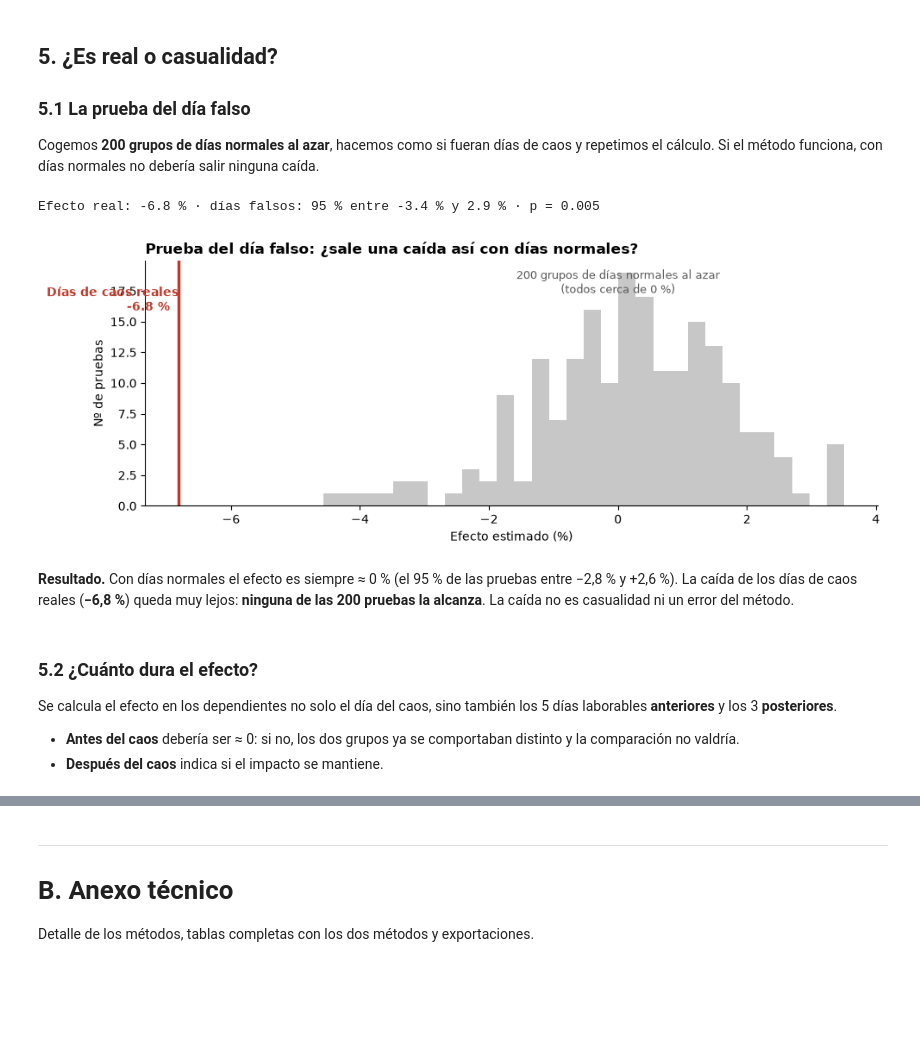
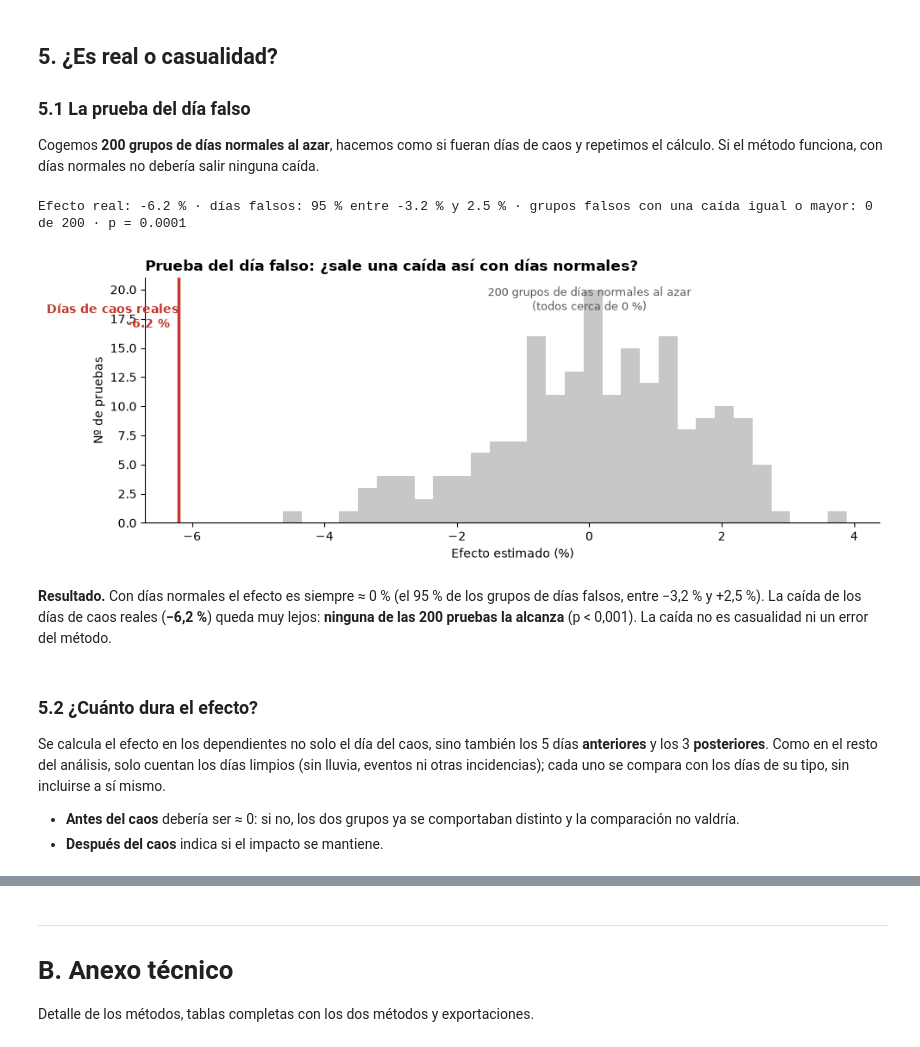
Before and after one commit to martinafrisach/R-MOVE, a Jupyter notebook: notebooks/04_impacto_movilidad_incidencias_v2.ipynb, the cells around one changed output, grey strips where cells are left out. Saved outputs shown, nothing was run; the diff lists cells and outputs as text; code cells hidden in the pictures; blank space fills up the shorter version.

```diff
--- a/notebooks/04_impacto_movilidad_incidencias_v2.ipynb
+++ b/notebooks/04_impacto_movilidad_incidencias_v2.ipynb
@@ -489,16 +556,16 @@ ETQ = {d: f"{d:%d/%m/%y}\n{'Avería' if 'Avería' in DIAS_CAOS[d.strftime('%Y-%m
 miles = lambda v: f"{v:,.0f}".replace(",", ".")
 
 def viajes_normales(codes, d):
-    """Viajes del grupo en un día normal: mediana de los días limpios del mismo tipo (A/B/C)."""
+    """Viajes del grupo en un día normal: mediana de los días limpios del mismo tipo de día."""
     codes = [c for c in codes if c in V_all.columns]
     _, _, tipos = modelos[d.year]
     ref = tipos.index[tipos == tipo_de_dia(d)]
     return V_all.loc[V_all.index.intersection(ref), codes].sum(axis=1, min_count=1).median()
 
 def ic(tabla):
-    """Separa la columna 'regresión_IC95' ('[lo, hi]') en dos columnas numéricas."""
+    """Separa la columna 'IC95' ('[lo, hi]') del clustering en dos columnas numéricas."""
     t = tabla.copy()
-    t[["lo", "hi"]] = t["regresión_IC95"].str.strip("[]").str.split(",", expand=True).astype(float)
+    t[["lo", "hi"]] = t["IC95"].str.strip("[]").str.split(",", expand=True).astype(float)
     return t
 
 
@@ -545,16 +612,16 @@ def grafico_dia(dia, ventana=10):
 def grafico_efectos(tabla, titulo):
     """Un punto por grupo con su margen de error. Rojo = efecto claro; gris = no se distingue del ruido."""
     t = ic(tabla).iloc[::-1]
-    claro = ((t["regresión_p"] < 0.05) & (t["regresión_%"] < 0)).values
+    claro = ((t["p"] < 0.05) & (t["cambio_%"] < 0)).values
     col = np.where(claro, ROJO, "0.6")
     y = np.arange(len(t))
     fig, ax = plt.subplots(figsize=(10, 0.75 * len(t) + 1.4))
     ax.axvline(0, color="black", lw=.8)
     ax.hlines(y, t.lo, t.hi, color=col, lw=5, alpha=.35)
-    ax.scatter(t["regresión_%"], y, color=col, s=90, zorder=3)
+    ax.scatter(t["cambio_%"], y, color=col, s=90, zorder=3)
     for yi in y:
         txt = "efecto claro" if claro[yi] else "no se distingue del ruido"
-        ax.text(t.hi.iloc[yi] + .5, yi, f"{t['regresión_%'].iloc[yi]:+.1f} %  · {txt}",
+        ax.text(t.hi.iloc[yi] + .5, yi, f"{t['cambio_%'].iloc[yi]:+.1f} %  · {txt}",
                 va="center", fontsize=9, color=col[yi])
     ax.set_xlim(min(t.lo.min(), 0) - 2, max(t.hi.max(), 0) + 12)
     ax.set_yticks(y); ax.set_yticklabels(t.index)
@@ -703,8 +778,8 @@ for d in caos_real:
     f = comparar({"Dependientes": DEP}, [d]).iloc[0]
     normal = viajes_normales(DEP, d)
     filas.append({"fecha": d, "incidencia": DIAS_CAOS[d.strftime("%Y-%m-%d")],
-                  "viajes_dia_normal": normal, "cambio_%": f["regresión_%"],
-                  "viajes_perdidos": -normal * f["regresión_%"] / 100, "claro": (f["regresión_p"] < 0.05) and (f["regresión_%"] < 0)})
+                  "viajes_dia_normal": normal, "cambio_%": f["cambio_%"],
+                  "viajes_perdidos": -normal * f["cambio_%"] / 100, "claro": (f["p"] < 0.05) and (f["cambio_%"] < 0)})
 perdidos = pd.DataFrame(filas)
 display(perdidos.set_index(perdidos.fecha.dt.strftime("%d/%m/%Y")).drop(columns="fecha")
         .round({"viajes_dia_normal": -2, "cambio_%": 1, "viajes_perdidos": -2}))
@@ -790,8 +868,8 @@ for d in caos_real:
     for l, f in tab.iterrows():
         normal = viajes_normales(dep.index[dep.lineas == l], d)
         filas.append({"fecha": d, "linea": l, "municipios": f.municipios,
-                      "cambio_%": f["regresión_%"], "lo": f.lo, "hi": f.hi, "p": f["regresión_p"],
-                      "viajes_dia_normal": normal, "viajes_perdidos": -normal * f["regresión_%"] / 100})
+                      "cambio_%": f["cambio_%"], "lo": f.lo, "hi": f.hi, "p": f["p"],
+                      "viajes_dia_normal": normal, "viajes_perdidos": -normal * f["cambio_%"] / 100})
 res_lineas = pd.DataFrame(filas)
 res_lineas["claro"] = (res_lineas.p < 0.05) & (res_lineas["cambio_%"] < 0)   # efecto claro = caída significativa
 res_lineas.round(1).head(8)
@@ -1232,47 +1317,47 @@ Cogemos **200 grupos de días normales al azar**, hacemos como si fueran días d
 Si el método funciona, con días normales no debería salir ninguna caída.
 # %%
 N_PLAC = 200
-base = todos[todos.municipio_code.isin(info.index[info.dependiente | ~info.rodalies])].copy()
-base["dependiente"] = base.municipio_code.isin(info.index[info.dependiente]).astype(int)
-base["caos"] = base.fecha.isin(caos_real).astype(int)
-obs = pf.feols("y ~ caos:dependiente | mun_dow + fecha", data=base, vcov={"CRV1": "municipio_code"}).coef().iloc[0]
-pool = base.loc[base.caos == 0, "fecha"].drop_duplicates()
-pool = pool[~pool.isin([d + pd.Timedelta(days=k) for d in caos_real for k in range(-3, 4)])]
-rng = np.random.default_rng(0); plac = []
-for _ in range(N_PLAC):
-    falsos = rng.choice(pool.values, len(caos_real), replace=False)
-    b = base[base.caos == 0].copy()
-    b["falso"] = b.fecha.isin(falsos).astype(int) * b.dependiente
-    plac.append(pf.feols("y ~ falso | mun_dow + fecha", data=b, vcov="iid").coef().iloc[0])
-plac = np.array(plac)
-p_plac = (np.sum(plac <= obs) + 1) / (N_PLAC + 1)
-real = (np.exp(obs) - 1) * 100
-print(f"Efecto real: {real:.1f} % · días falsos: 95 % entre {(np.exp(np.percentile(plac, 2.5)) - 1) * 100:.1f} % "
-      f"y {(np.exp(np.percentile(plac, 97.5)) - 1) * 100:.1f} % · p = {p_plac:.3f}")
+DEP_CODES = info.index[info.dependiente]
+
+# Efecto real (media de los días de caos) y 200 grupos de días normales al azar (placebos del clustering)
+real, p_plac, _, _ = metodo_clustering(DEP_CODES, caos_real)
+obs = np.log(1 + real / 100)
+plac_dia = placebos_clustering(DEP_CODES)
+rng = np.random.default_rng(0)
+plac = rng.choice(plac_dia, (N_PLAC, len(caos_real))).mean(axis=1)          # efecto (log) de cada grupo de días falsos
+print(f"Efecto real: {real:.1f} % · días falsos: 95 % entre {_pct(np.percentile(plac, 2.5)):.1f} % "
+      f"y {_pct(np.percentile(plac, 97.5)):.1f} % · grupos falsos con una caída igual o mayor: {np.sum(plac <= obs)} de {N_PLAC} "
+      f"· p = {p_plac:.4f}")
 
 fig, ax = plt.subplots(figsize=(10, 3.8))
-ax.hist((np.exp(plac) - 1) * 100, bins=30, color="0.78")
+ax.hist(_pct(plac), bins=30, color="0.78")
 ax.axvline(real, color=ROJO, lw=2.5)
 ymax = ax.get_ylim()[1]
 ax.text(real, ymax * .9, f"Días de caos reales\n{real:.1f} %  ", color=ROJO, fontweight="bold", ha="right", va="top")
 ax.text(0, ymax * .97, f"{N_PLAC} grupos de días normales al azar\n(todos cerca de 0 %)", ha="center", va="top",
         fontsize=9, color="0.35")
 ax.set_xlabel("Efecto estimado (%)"); ax.set_ylabel("Nº de pruebas")
 ax.set_title("Prueba del día falso: ¿sale una caída así con días normales?", loc="left", fontweight="bold")
 ax.spines[["top", "right"]].set_visible(False)
 plt.tight_layout(); plt.show()
+
+# Panel para la comprobación con regresión (anexo B.4)
+base = todos[todos.municipio_code.isin(info.index[info.dependiente | ~info.rodalies])].copy()
+base["dependiente"] = base.municipio_code.isin(info.index[info.dependiente]).astype(int)
+base["caos"] = base.fecha.isin(caos_real).astype(int)
 # %% [output]
-Efecto real: -6.8 % · días falsos: 95 % entre -3.4 % y 2.9 % · p = 0.005
+Efecto real: -6.2 % · días falsos: 95 % entre -3.2 % y 2.5 % · grupos falsos con una caída igual o mayor: 0 de 200 · p = 0.0001
-[figure, old version]
+[figure, new version]
 # %% [markdown]
-**Resultado.** Con días normales el efecto es siempre ≈ 0 % (el 95 % de las pruebas entre −2,8 % y +2,6 %).
-La caída de los días de caos reales (**−6,8 %**) queda muy lejos: **ninguna de las 200 pruebas la alcanza**.
+**Resultado.** Con días normales el efecto es siempre ≈ 0 % (el 95 % de los grupos de días falsos, entre −3,2 % y +2,5 %).
+La caída de los días de caos reales (**−6,2 %**) queda muy lejos: **ninguna de las 200 pruebas la alcanza** (p < 0,001).
 La caída no es casualidad ni un error del método.
 # %% [markdown]
 ### 5.2 ¿Cuánto dura el efecto?
 
-Se calcula el efecto en los dependientes no solo el día del caos, sino también los 5 días laborables
-**anteriores** y los 3 **posteriores**.
+Se calcula el efecto en los dependientes no solo el día del caos, sino también los 5 días **anteriores** y los 3
+**posteriores**. Como en el resto del análisis, solo cuentan los días limpios (sin lluvia, eventos ni otras incidencias);
+cada uno se compara con los días de su tipo, sin incluirse a sí mismo.
 
 - **Antes del caos** debería ser ≈ 0: si no, los dos grupos ya se comportaban distinto y la comparación no valdría.
 - **Después del caos** indica si el impacto se mantiene.
```
Also changed, not shown: parts of 42 cells of this notebook, 36 other files.
